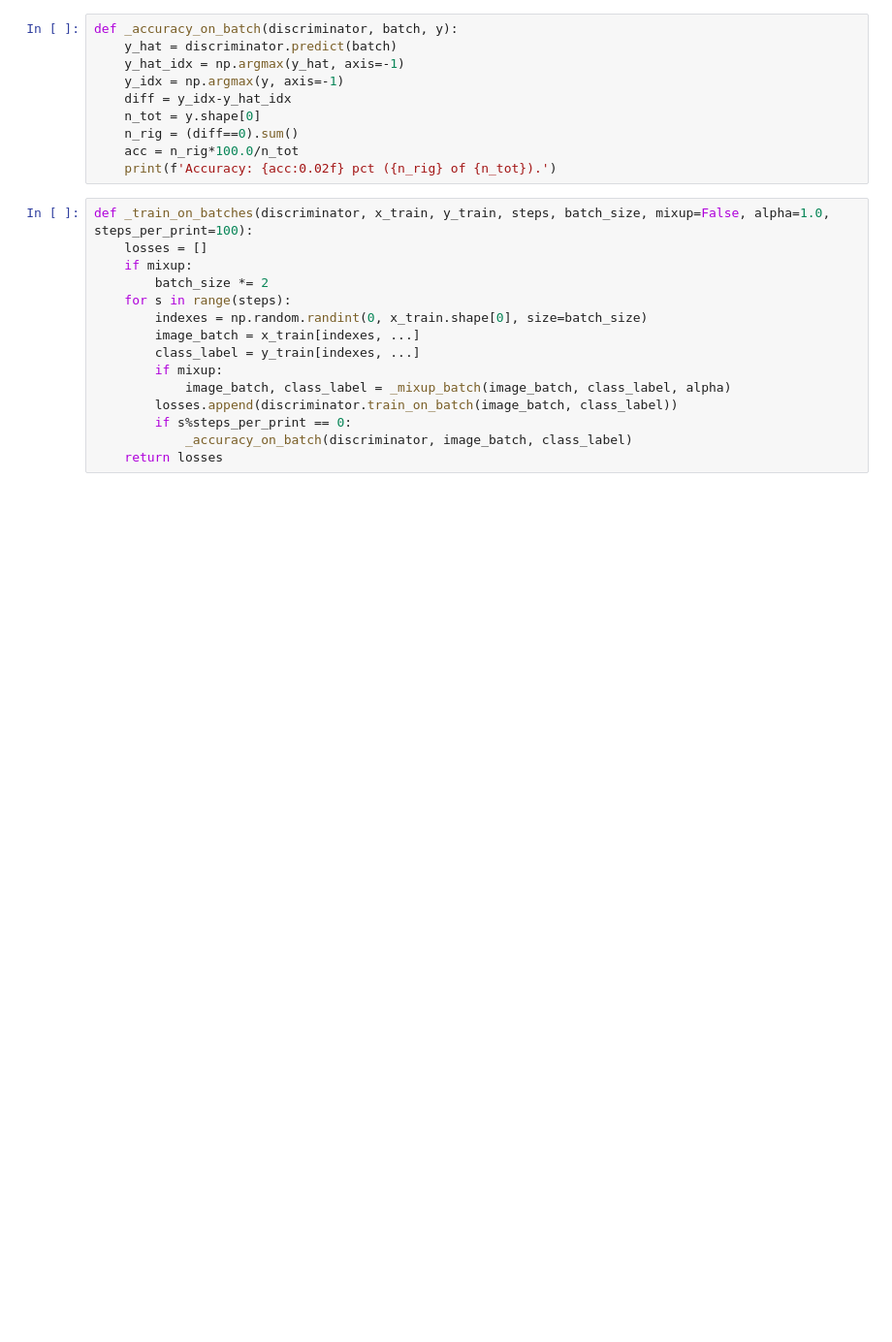
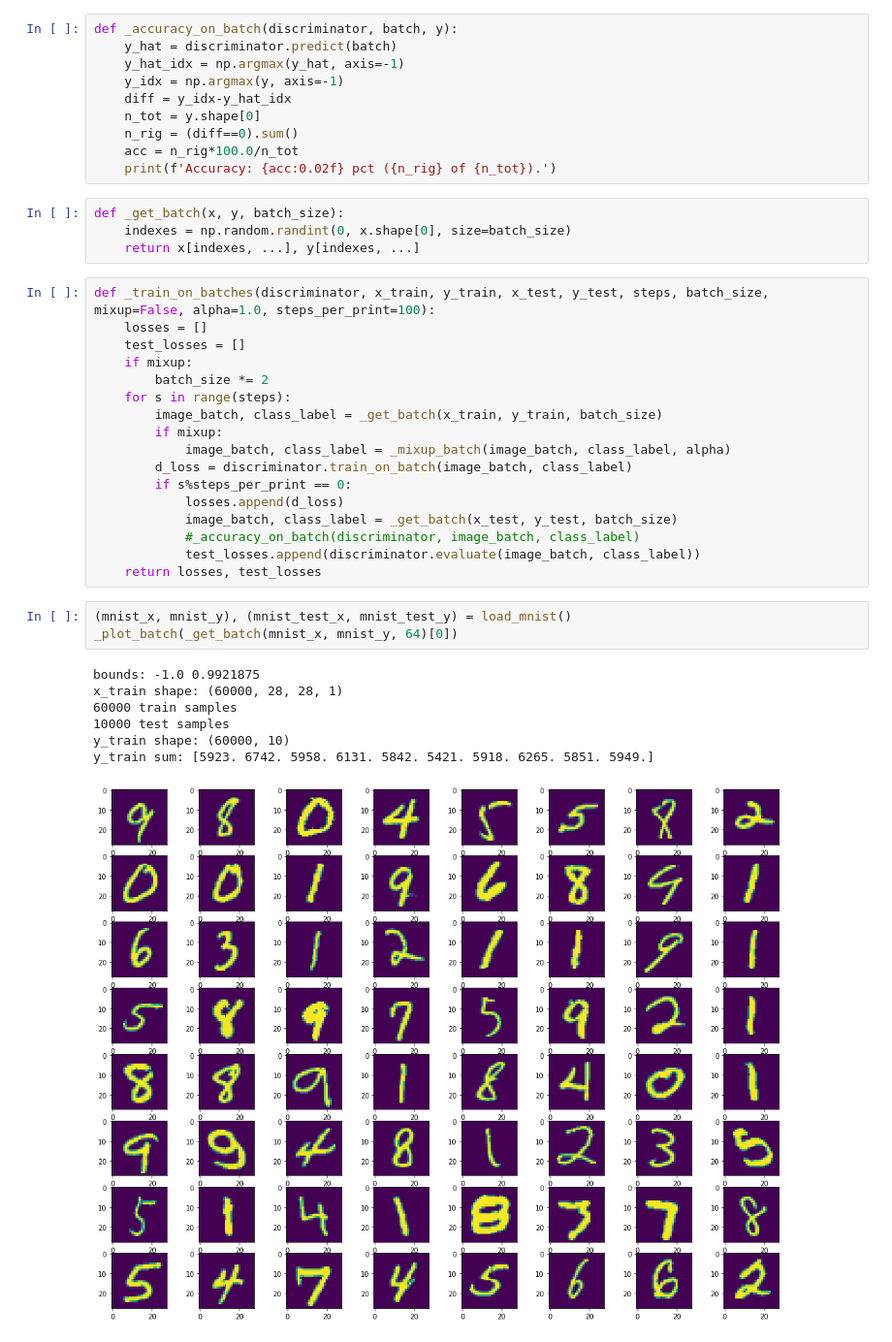
Before and after one commit to broadinstitute/ml4h, a Jupyter notebook: notebooks/mixup_mnist_cifar.ipynb, the cells around one changed output. Shown at 97% size. Cells and saved outputs as stored; diff of their text form; blank space fills up the shorter version.

```diff
--- a/notebooks/mixup_mnist_cifar.ipynb
+++ b/notebooks/mixup_mnist_cifar.ipynb
@@ -104,18 +322,35 @@ def _accuracy_on_batch(discriminator, batch, y):
     n_rig = (diff==0).sum()
     acc = n_rig*100.0/n_tot
     print(f'Accuracy: {acc:0.02f} pct ({n_rig} of {n_tot}).')
+# %%
+def _get_batch(x, y, batch_size):
+    indexes = np.random.randint(0, x.shape[0], size=batch_size)
+    return x[indexes, ...], y[indexes, ...]
 # %%
-def _train_on_batches(discriminator, x_train, y_train, steps, batch_size, mixup=False, alpha=1.0, steps_per_print=100):
+def _train_on_batches(discriminator, x_train, y_train, x_test, y_test, steps, batch_size, mixup=False, alpha=1.0, steps_per_print=100):
     losses = []
+    test_losses = []
     if mixup:
         batch_size *= 2
     for s in range(steps):
-        indexes = np.random.randint(0, x_train.shape[0], size=batch_size)
-        image_batch = x_train[indexes, ...]
-        class_label = y_train[indexes, ...]
+        image_batch, class_label = _get_batch(x_train, y_train, batch_size)
         if mixup:
             image_batch, class_label = _mixup_batch(image_batch, class_label, alpha)
-        losses.append(discriminator.train_on_batch(image_batch, class_label))
+        d_loss = discriminator.train_on_batch(image_batch, class_label)
         if s%steps_per_print == 0:
-            _accuracy_on_batch(discriminator, image_batch, class_label)
-    return losses
+            losses.append(d_loss)
+            image_batch, class_label = _get_batch(x_test, y_test, batch_size)
+            #_accuracy_on_batch(discriminator, image_batch, class_label)
+            test_losses.append(discriminator.evaluate(image_batch, class_label))
+    return losses, test_losses
+# %%
+(mnist_x, mnist_y), (mnist_test_x, mnist_test_y) = load_mnist()
+_plot_batch(_get_batch(mnist_x, mnist_y, 64)[0])
+# %% [output]
+bounds: -1.0 0.9921875
+x_train shape: (60000, 28, 28, 1)
+60000 train samples
+10000 test samples
+y_train shape: (60000, 10)
+y_train sum: [5923. 6742. 5958. 6131. 5842. 5421. 5918. 6265. 5851. 5949.]
+[figure, added]
```
Also changed, not shown: parts of 19 cells of this notebook.
